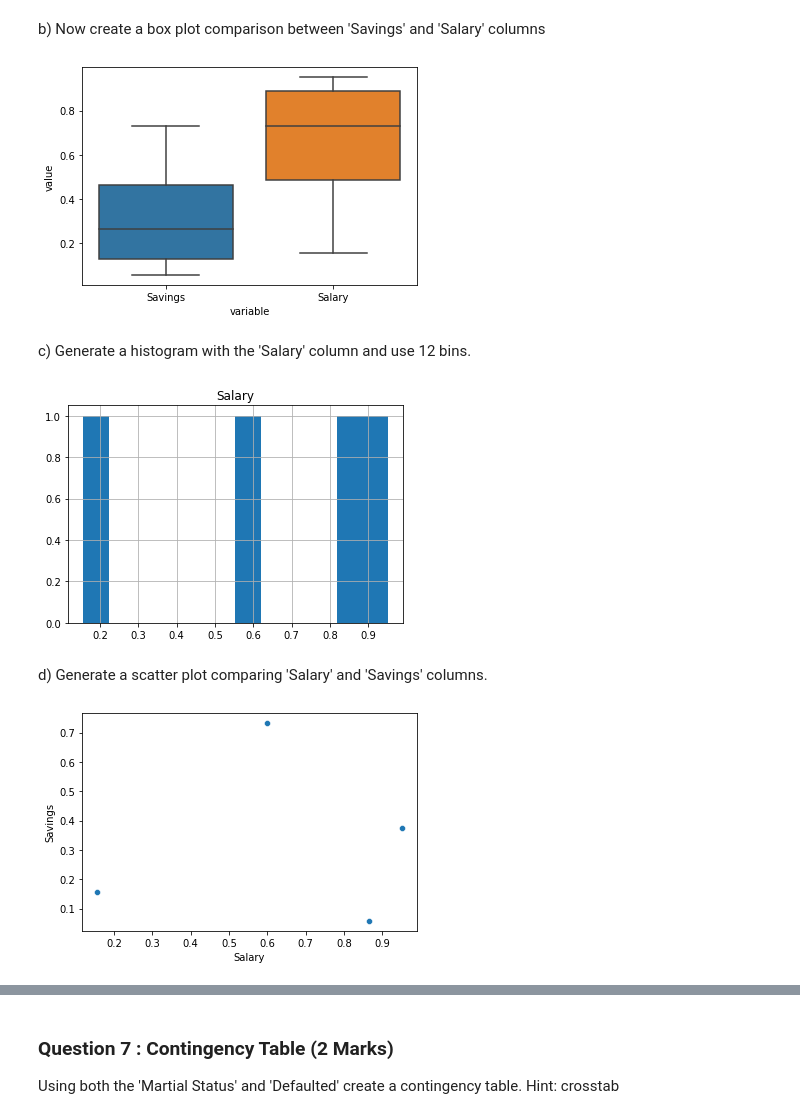
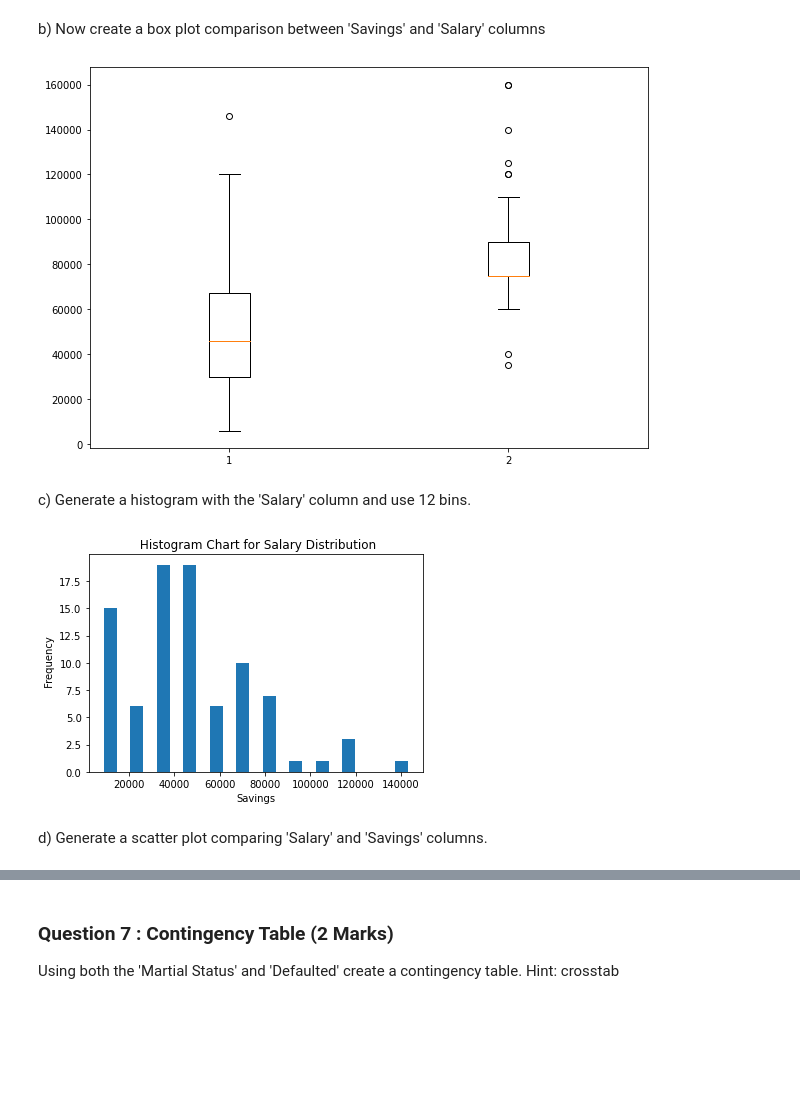
Before and after one commit to Annastanciah/ADS-Assignment-1, a Jupyter notebook: Pandas Assignment.ipynb, the cells around one changed output, grey strips where cells are left out. Drawn from its saved outputs; the diff is of its cells as text; code cells hidden in the pictures; blank space fills up the shorter version.

```diff
--- a/Pandas Assignment.ipynb
+++ b/Pandas Assignment.ipynb
@@ -181,7 +181,9 @@ b) Now use a '.str.replace' on the 'Gender' column to covert the incorrect 'M' f
 # %%
 # b) (1)
 
-alumni["Gender"] = alumni["Gender"].str.replace("^[M]$", "Male")
+alumni["Gender"] = alumni["Gender"].str.replace("(^M$)", "Male", regex=True)
+
+#alumni["Gender"] = alumni["Gender"].str.replace("^[M]$", "Male")
 alumni["Gender"]
 # %% [output]
 0       Male
@@ -209,7 +211,9 @@ c) That didn't the set alumni["Gender"] column however. You will need to update
 # %%
 # c) (1)
 
-alumni["Gender"] = alumni["Gender"].str.replace("^[M]$", "Male")
+alumni["Gender"] = alumni["Gender"].str.replace("(^M$)", "Male", regex=True)
+
+#alumni["Gender"] = alumni["Gender"].str.replace("^[M]$", "Male")
 alumni["Gender"]
 # %% [output]
 0       Male
@@ -302,32 +337,51 @@ b) Now create a box plot comparison between 'Savings' and 'Salary' columns
 # %%
 #b) (1)
 
-alumni = pd.DataFrame(data = np.random.random(size=(4,2)), columns = ['Savings', 'Salary'])
+#alumni = pd.DataFrame(data = np.random.random(size=(4,2)), columns = ['Savings', 'Salary'])
 
-sns.boxplot(x="variable", y="value", data=pd.melt(alumni))
+#sns.boxplot(x="variable", y="value", data=pd.melt(alumni))
 
+#plt.show()
+
+
+#detect outliers
+#whiskers -
+#anomaly detection - regression problems
+#numerical types - continuous variables
+#discretized
+
+data = alumni[["Savings", "Salary"]]
+
+fig = plt.figure(figsize=(10,7))
+plt.boxplot(data)
 plt.show()
 # %% [output]
-[figure, old version]
+[figure, new version]
 # %% [markdown]
 c) Generate a histogram with the 'Salary' column and use 12 bins.
-# %%
-#c) (1)
-
-alumni.hist(column='Salary', bins=12)
-
-plt.show()
-# %% [output]
-[figure, removed]
+# %%
+#c) (1)
+
+#alumni.hist(column='Salary', bins=12)
+
+#plt.show()
+
+# identify distributions
+# uniform, binomial, normal(gaussian), exponential
+# normalized
+#normal distribution - mean=0, unit variance =1
+# biasness
+#feature scaling
+
+x = alumni.Savings
+
+plt.hist(x, bins=12, histtype= "bar", rwidth = 0.5 )
+plt.xlabel("Savings")
+plt.ylabel(" Frequency")
+plt.title(" Histogram Chart for Salary Distribution")
+
+plt.show()
+# %% [output]
+[figure, added]
 # %% [markdown]
 d) Generate a scatter plot comparing 'Salary' and 'Savings' columns.
-# %%
-#d) (1)
-
-# scatterplot
-
-sns.scatterplot(data = alumni, x ="Salary", y = "Savings")
-
-plt.show()
-# %% [output]
-[figure, removed]
```
Also changed, not shown: parts of 5 cells of this notebook.
